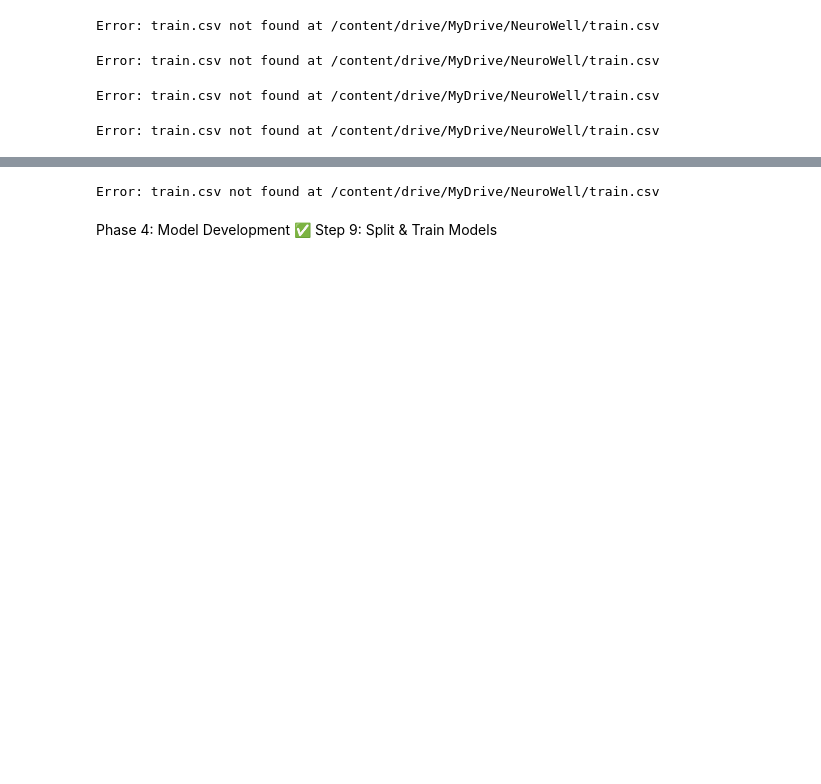
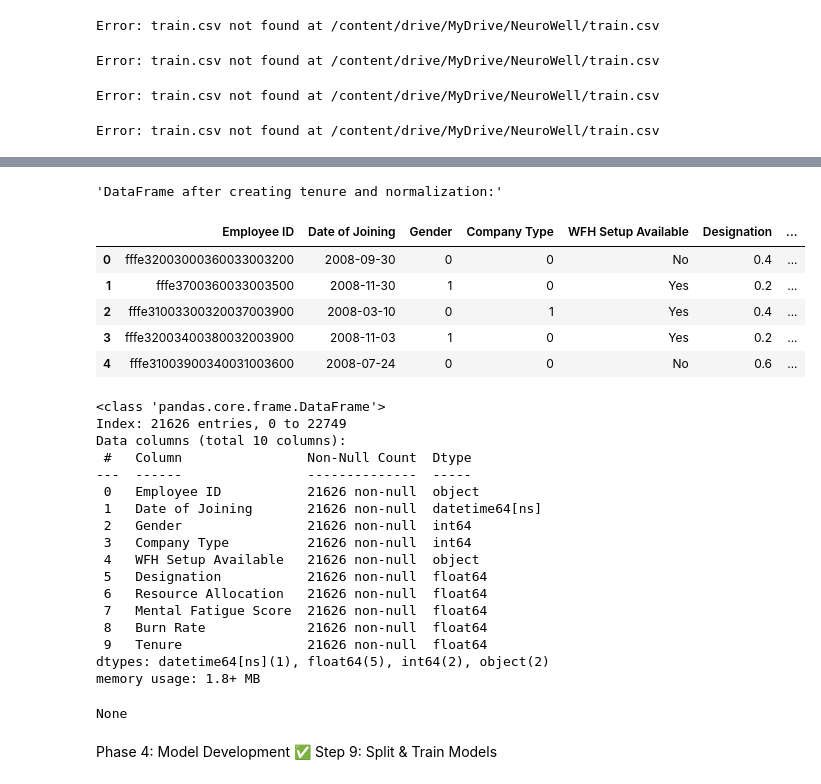
Before and after one commit to olumideadekunle/Data-Sharing-among-Business, a Jupyter notebook: Proactive_Insights_for_Employee_Well_being_Predicting_Burnout_with_Machine_Learning_3.ipynb, the cells around one changed output, grey strips where cells are left out. Saved outputs shown, nothing was run; the diff lists cells and outputs as text; code cells hidden in the pictures; blank space fills up the shorter version.

```diff
--- a/Proactive_Insights_for_Employee_Well_being_Predicting_Burnout_with_Machine_Learning_3.ipynb
+++ b/Proactive_Insights_for_Employee_Well_being_Predicting_Burnout_with_Machine_Learning_3.ipynb
@@ -456,44 +570,50 @@ Error: train.csv not found at /content/drive/MyDrive/NeuroWell/train.csv
 # %%
 from sklearn.preprocessing import MinMaxScaler
 import datetime
 import pandas as pd
-import os
 
-# Define the path to the train.csv file within your Google Drive
-train_file_path = '/content/drive/MyDrive/NeuroWell/train.csv'
-
-# Load the data
-if not os.path.exists(train_file_path):
-    print(f"Error: train.csv not found at {train_file_path}")
-else:
-    df = pd.read_csv(train_file_path)
-
-    # Impute missing values (using mean as done previously)
-    df['Resource Allocation'].fillna(df['Resource Allocation'].mean(), inplace=True)
-    df['Mental Fatigue Score'].fillna(df['Mental Fatigue Score'].mean(), inplace=True)
-
-    # Encode categorical variables (as done in the previous step)
-    df['Gender'] = df['Gender'].map({'Male': 1, 'Female': 0})
-    df['Company Type'] = df['Company Type'].map({'Product': 1, 'Service': 0})
-
-    # Create tenure feature
-    df['Date of Joining'] = pd.to_datetime(df['Date of Joining'])
-    # Using the latest date in the 'Date of Joining' column as a reference
-    latest_date = df['Date of Joining'].max()
-    df['Tenure'] = (latest_date - df['Date of Joining']).dt.days
+# Create tenure feature
+df['Date of Joining'] = pd.to_datetime(df['Date of Joining'])
+# Using the latest date in the 'Date of Joining' column as a reference
+latest_date = df['Date of Joining'].max()
+df['Tenure'] = (latest_date - df['Date of Joining']).dt.days
 
 
-    # Normalize numerical features
-    scaler = MinMaxScaler()
-    # Select only the columns that exist in the DataFrame before applying scaler
-    cols_to_scale = [col for col in ['Resource Allocation', 'Designation', 'Mental Fatigue Score', 'Tenure'] if col in df.columns]
-    df[cols_to_scale] = scaler.fit_transform(df[cols_to_scale])
+# Normalize numerical features
+scaler = MinMaxScaler()
+# Select only the columns that exist in the DataFrame before applying scaler
+cols_to_scale = [col for col in ['Resource Allocation', 'Designation', 'Mental Fatigue Score', 'Tenure'] if col in df.columns]
+df[cols_to_scale] = scaler.fit_transform(df[cols_to_scale])
 
-    display("DataFrame after creating tenure and normalization:")
-    display(df.head())
-    display(df.info())
+display("DataFrame after creating tenure and normalization:")
+display(df.head())
+display(df.info())
 # %% [output]
-Error: train.csv not found at /content/drive/MyDrive/NeuroWell/train.csv
+'DataFrame after creating tenure and normalization:'
+|  | Employee ID | Date of Joining | Gender | Company Type | WFH Setup Available | Designation | ... |
+| 0 | fffe32003000360033003200 | 2008-09-30 | 0 | 0 | No | 0.4 | ... |
+| 1 | fffe3700360033003500 | 2008-11-30 | 1 | 0 | Yes | 0.2 | ... |
+| 2 | fffe31003300320037003900 | 2008-03-10 | 0 | 1 | Yes | 0.4 | ... |
+| 3 | fffe32003400380032003900 | 2008-11-03 | 1 | 0 | Yes | 0.2 | ... |
+| 4 | fffe31003900340031003600 | 2008-07-24 | 0 | 0 | No | 0.6 | ... |
+<class 'pandas.core.frame.DataFrame'>
+Index: 21626 entries, 0 to 22749
+Data columns (total 10 columns):
+ #   Column                Non-Null Count  Dtype
+---  ------                --------------  -----
+ 0   Employee ID           21626 non-null  object
+ 1   Date of Joining       21626 non-null  datetime64[ns]
+ 2   Gender                21626 non-null  int64
+ 3   Company Type          21626 non-null  int64
+ 4   WFH Setup Available   21626 non-null  object
+ 5   Designation           21626 non-null  float64
+ 6   Resource Allocation   21626 non-null  float64
+ 7   Mental Fatigue Score  21626 non-null  float64
+ 8   Burn Rate             21626 non-null  float64
+ 9   Tenure                21626 non-null  float64
+dtypes: datetime64[ns](1), float64(5), int64(2), object(2)
+memory usage: 1.8+ MB
+None
 # %% [markdown]
  Phase 4: Model Development
 ✅ Step 9: Split & Train Models
```
Also changed, not shown: parts of 20 cells of this notebook.
